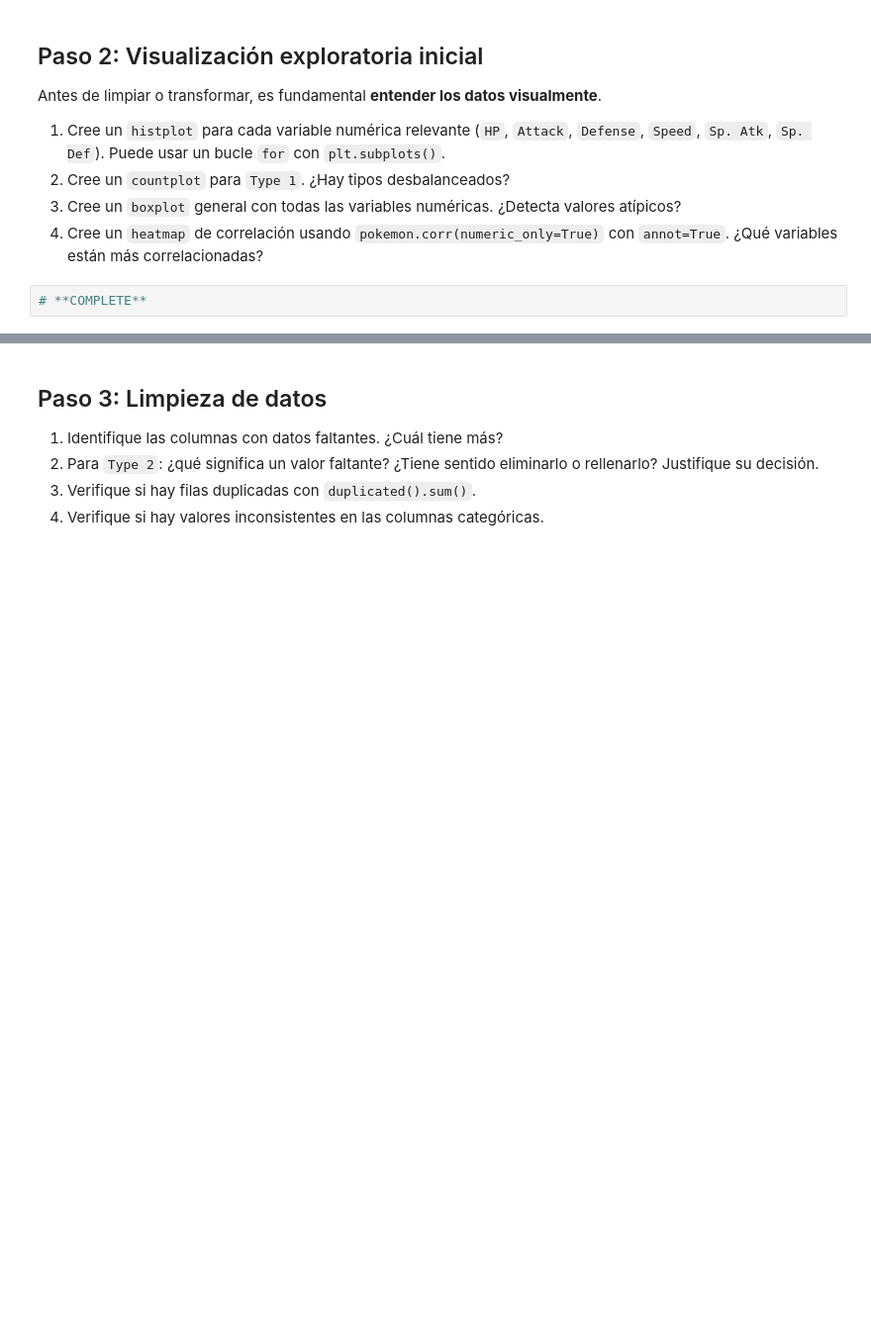
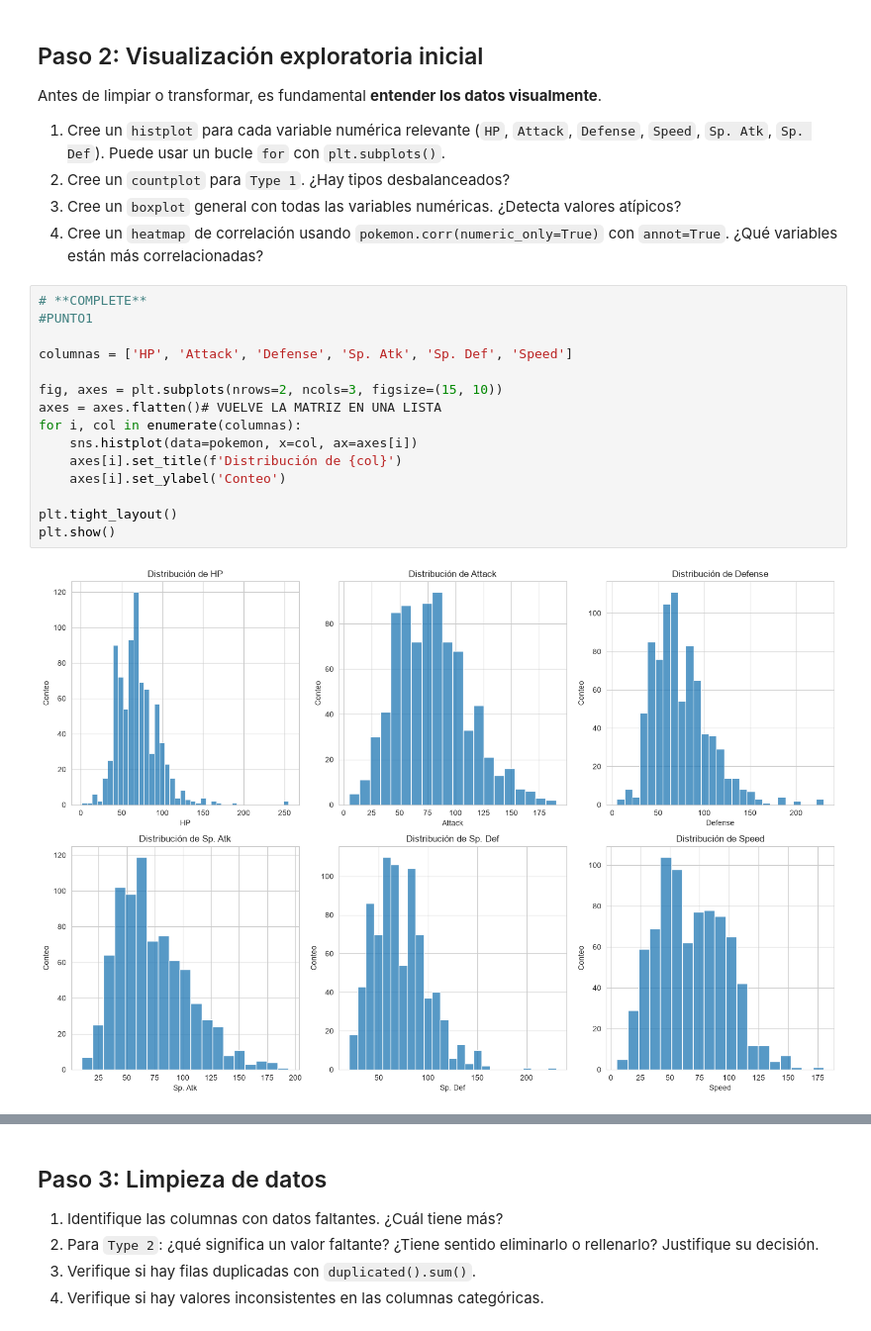
Before and after one commit to pedroay/laboratoriosIAIA, a Jupyter notebook: lab3/lab03.ipynb, the cells around one changed output, grey strips where cells are left out. Shown at 99% size. Cells and saved outputs as stored; diff of their text form; blank space fills up the shorter version.

```diff
--- a/lab3/lab03.ipynb
+++ b/lab3/lab03.ipynb
@@ -1244,5 +1315,20 @@ Antes de limpiar o transformar, es fundamental **entender los datos visualmente*
 2. Cree un `countplot` para `Type 1`. ¿Hay tipos desbalanceados?
 3. Cree un `boxplot` general con todas las variables numéricas. ¿Detecta valores atípicos?
 4. Cree un `heatmap` de correlación usando `pokemon.corr(numeric_only=True)` con `annot=True`. ¿Qué variables están más correlacionadas?
-# %%
-# **COMPLETE**
+# %%
+# **COMPLETE**
+#PUNTO1
+
+columnas = ['HP', 'Attack', 'Defense', 'Sp. Atk', 'Sp. Def', 'Speed']
+
+fig, axes = plt.subplots(nrows=2, ncols=3, figsize=(15, 10))
+axes = axes.flatten()# VUELVE LA MATRIZ EN UNA LISTA
+for i, col in enumerate(columnas):
+    sns.histplot(data=pokemon, x=col, ax=axes[i])
+    axes[i].set_title(f'Distribución de {col}')
+    axes[i].set_ylabel('Conteo')
+
+plt.tight_layout()
+plt.show()
+# %% [output]
+[figure, added]
```
Also changed, not shown: parts of 15 cells of this notebook.
